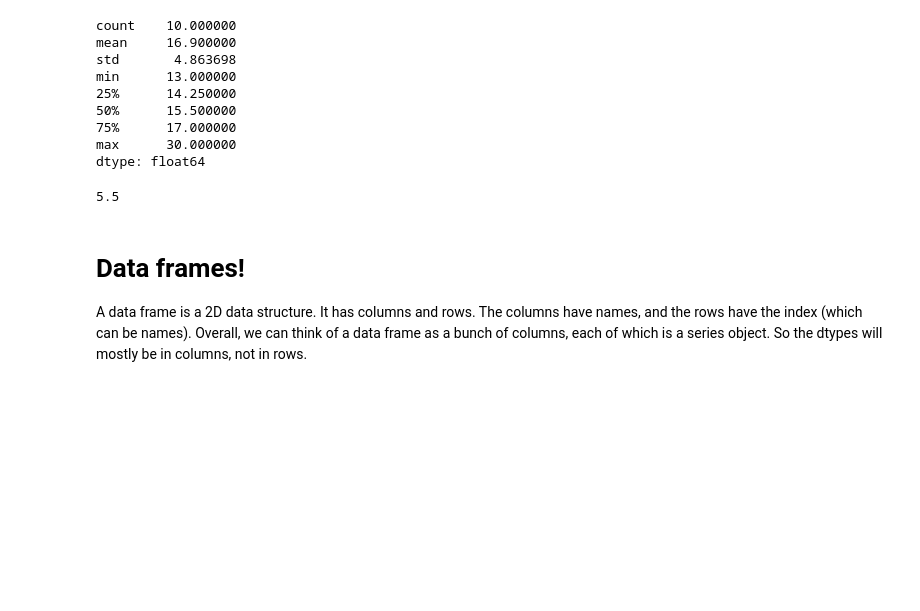
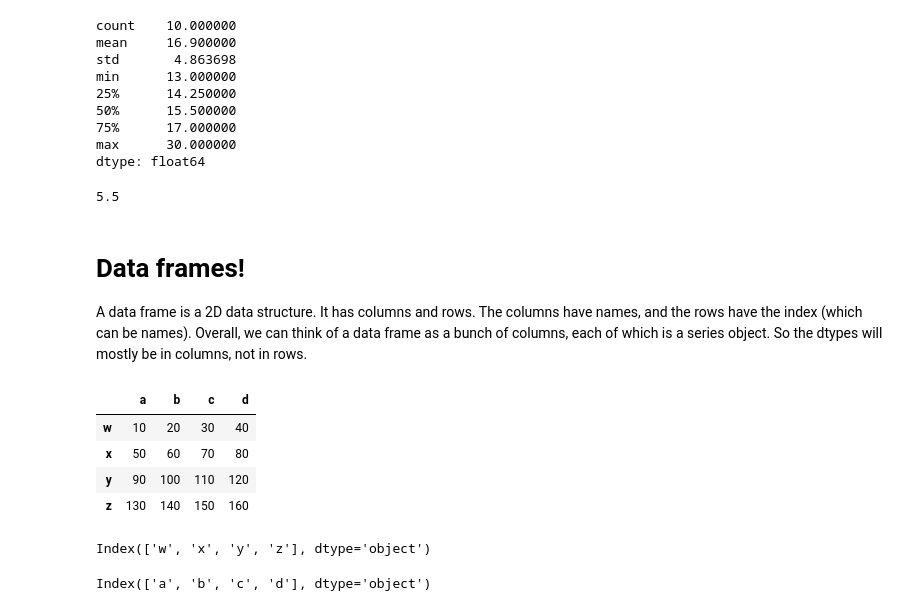
Before and after one commit to sumanthkm/Cisco-2021-12Dec-13, a Jupyter notebook: Cisco-2021-12Dec-14.ipynb, the cells around one changed output. Saved outputs shown, nothing was run; the diff lists cells and outputs as text; code cells hidden in the pictures; blank space fills up the shorter version.

```diff
--- a/Cisco-2021-12Dec-14.ipynb
+++ b/Cisco-2021-12Dec-14.ipynb
@@ -501,0 +500,27 @@ A data frame is a 2D data structure. It has columns and rows. The columns have n
+# %%
+# creating a data frame
+
+# list of lists!
+df = DataFrame([[10, 20, 30, 40],
+               [50, 60, 70, 80],
+               [90, 100, 110, 120],
+               [130, 140, 150, 160]],
+              index=list('wxyz'),
+              columns=list('abcd'))
+df
+# %% [output]
+|  | a | b | c | d |
+| w | 10 | 20 | 30 | 40 |
+| x | 50 | 60 | 70 | 80 |
+| y | 90 | 100 | 110 | 120 |
+| z | 130 | 140 | 150 | 160 |
+# %%
+# the above data frame has 4 rows (identified by the index, w/x/y/z, aka df.index)
+df.index
+# %% [output]
+Index(['w', 'x', 'y', 'z'], dtype='object')
+# %%
+# we can get the columns names via "columns"
+df.columns
+# %% [output]
+Index(['a', 'b', 'c', 'd'], dtype='object')
```
Also changed, not shown: parts of 1 cell of this notebook.
